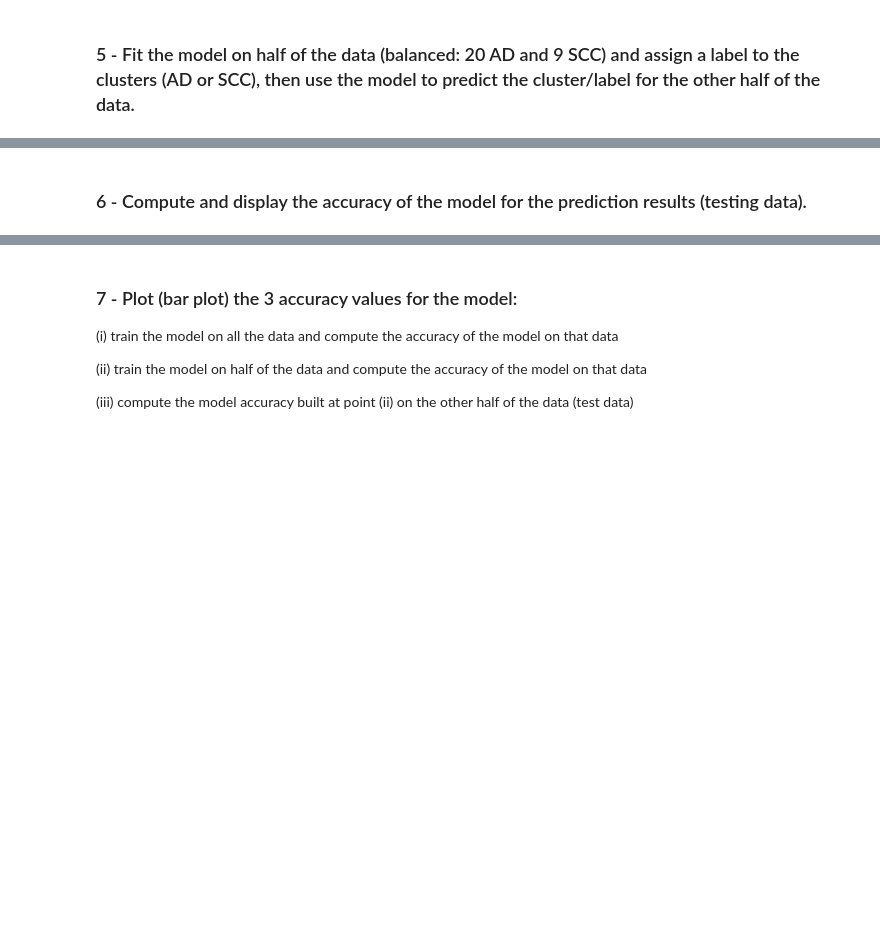
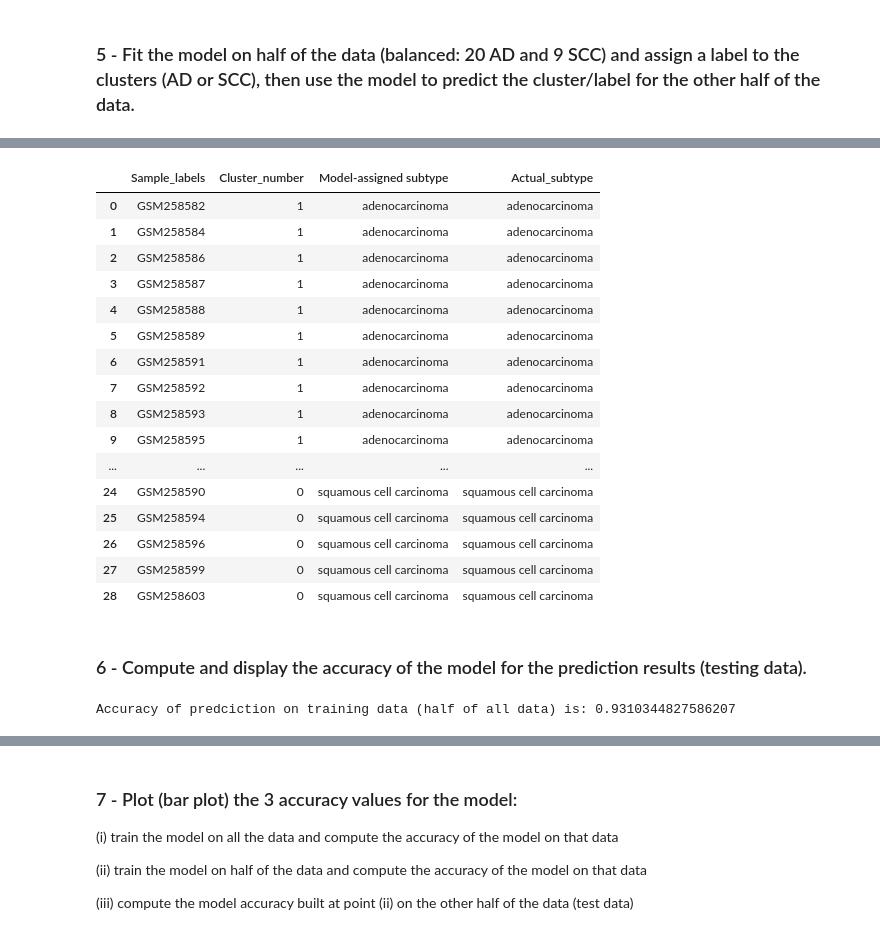
Before and after one commit to xhren1/bioinf575_project, a Jupyter notebook: final_bioinf575_project.ipynb, the cells around one changed output, grey strips where cells are left out. Saved outputs shown, nothing was run; the diff lists cells and outputs as text; code cells hidden in the pictures; blank space fills up the shorter version.

```diff
--- a/final_bioinf575_project.ipynb
+++ b/final_bioinf575_project.ipynb
@@ -297,30 +302,0 @@ fit_model_df
-# %%
-# use model to predict subtypes on remaining half of data
-predictions = list(fit_cluster.predict(predict_data))
-
-#condition to check which cluster is larger to assign correct number to AD and SCC
-if predictions.count(0) > predictions.count(1):
-    AD_cluster = 0
-    SCC_cluster = 1
-else:
-    AD_cluster = 1
-    SCC_cluster = 0
-
-#assign label based on cluster numbers (0 = AD, 1 = SCC)
-assigned_subtype = []
-for i in predictions:
-    if i == AD_cluster:
-        assigned_subtype.append('adenocarcinoma')
-    if i == SCC_cluster:
-        assigned_subtype.append('squamous cell carcinoma')
-
-# also retrieve actual subtypes and sample names for comparisons
-sample_labels = []
-actual_subtypes = []
-for i in predict_data_ind:
-    actual_subtypes.append(subtype_list[i])
-    sample_labels.append(sample_labels_list[i])
-
-#compile into dataframe
-predict_model_df = pd.DataFrame({"Sample_labels": sample_labels, "Cluster_number": predictions, "Model-assigned subtype" : assigned_subtype, "Actual_subtype":actual_subtypes})
-predict_model_df
@@ -345,4 +325,40 @@ predict_model_df
+# %%
+# use model to predict subtypes on remaining half of data
+predictions = list(fit_cluster.predict(predict_data))
+
+# also retrieve actual subtypes and sample names for comparisons
+sample_labels = []
+actual_subtypes = []
+for i in predict_data_ind:
+    actual_subtypes.append(subtype_list[i])
+    sample_labels.append(sample_labels_list[i])
+
+#use function to create a dataframe and assign labels
+predict_model_df = build_Data_frame(cluster_number=predictions, sample_lables_lst=sample_labels, subtype_list=actual_subtypes)
+predict_model_df
+# %% [output]
+|  | Sample_labels | Cluster_number | Model-assigned subtype | Actual_subtype |
+| 0 | GSM258582 | 1 | adenocarcinoma | adenocarcinoma |
+| 1 | GSM258584 | 1 | adenocarcinoma | adenocarcinoma |
+| 2 | GSM258586 | 1 | adenocarcinoma | adenocarcinoma |
+| 3 | GSM258587 | 1 | adenocarcinoma | adenocarcinoma |
+| 4 | GSM258588 | 1 | adenocarcinoma | adenocarcinoma |
+| 5 | GSM258589 | 1 | adenocarcinoma | adenocarcinoma |
+| 6 | GSM258591 | 1 | adenocarcinoma | adenocarcinoma |
+| 7 | GSM258592 | 1 | adenocarcinoma | adenocarcinoma |
+| 8 | GSM258593 | 1 | adenocarcinoma | adenocarcinoma |
+| 9 | GSM258595 | 1 | adenocarcinoma | adenocarcinoma |
+| ... | ... | ... | ... | ... |
+| 24 | GSM258590 | 0 | squamous cell carcinoma | squamous cell carcinoma |
+| 25 | GSM258594 | 0 | squamous cell carcinoma | squamous cell carcinoma |
+| 26 | GSM258596 | 0 | squamous cell carcinoma | squamous cell carcinoma |
+| 27 | GSM258599 | 0 | squamous cell carcinoma | squamous cell carcinoma |
+| 28 | GSM258603 | 0 | squamous cell carcinoma | squamous cell carcinoma |
 # %% [markdown]
 ### 6 - Compute and display the accuracy of the model for the prediction results (testing data).
 # %%
 #use the function created in step 4: cal_accuracy()
+predict_accuracy = cal_accuracy(predict_model_df)
+print("Accuracy of predciction on training data (half of all data) is: " + str(predict_accuracy))
+# %% [output]
+Accuracy of predciction on training data (half of all data) is: 0.9310344827586207
```
Also changed, not shown: parts of 36 cells of this notebook.
